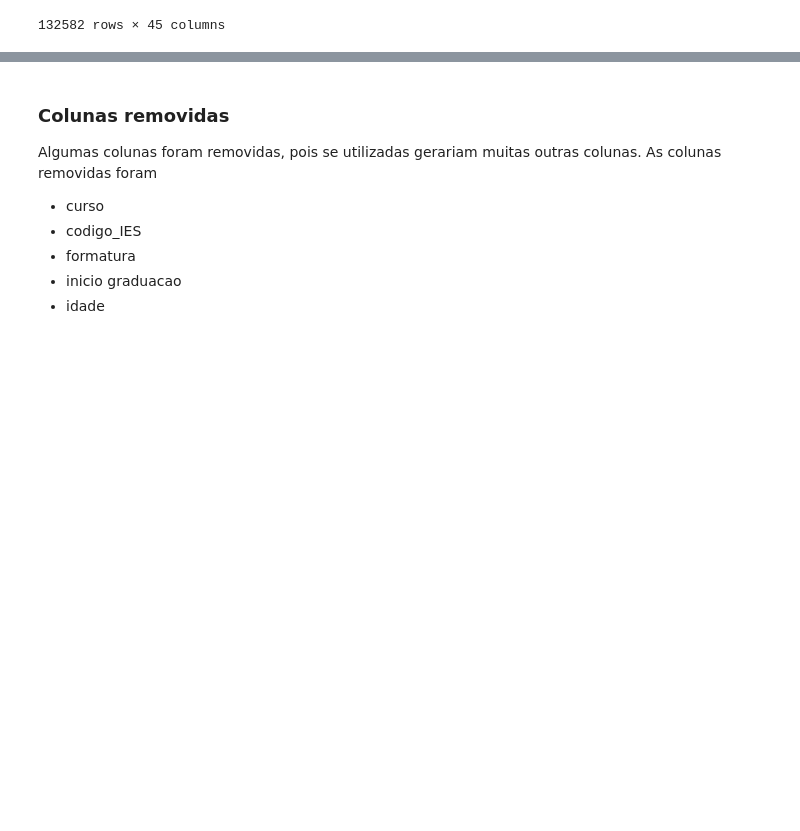
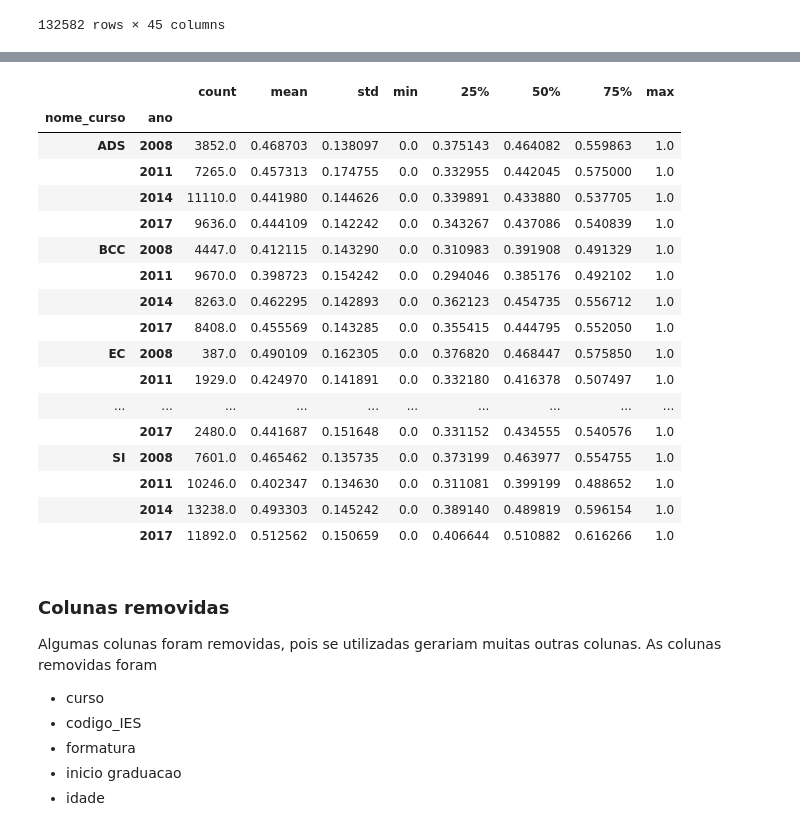
Before and after one commit to luisotaviocap98/Analise-Microdados-Computacao, a Jupyter notebook: machineLearning.ipynb, the cells around one changed output, grey strips where cells are left out. Cells and saved outputs as stored; diff of their text form; code cells hidden in the pictures; blank space fills up the shorter version.

```diff
--- a/machineLearning.ipynb
+++ b/machineLearning.ipynb
@@ -23,0 +28,6 @@ enade_df
+# %%
+notas = ['nota_geral', 'nota_formacao_geral', 'nota_obj_formacao_geral', 'nota_dis_formacao_geral', 'nota_componente_especifico', 'nota_obj_componente_especifico',
+        'nota_dis_componente_especifico']
+# %%
+cursos = list(enade_df['nome_curso'].unique())
+cursos
@@ -23,0 +36,3 @@ enade_df
+# %%
+anos = list(enade_df['ano'].unique())
+anos
@@ -23,0 +41,8 @@ enade_df
+# %%
+for n in notas:
+    for i in anos:
+        for j in cursos:
+            df = enade_df[n].loc[(enade_df.ano == i) & (enade_df.nome_curso == j)]
+            df = ((df - df.min())/(df.max() - df.min()))
+            enade_df[n].loc[(enade_df.ano == i) & (enade_df.nome_curso == j)] = df
+            # enade_df.loc[n, (enade_df.ano == i) & (enade_df.nome_curso == j)] = df
@@ -24,3 +67,24 @@ enade_df
+# %%
+enade_df.groupby(['nome_curso','ano'])['nota_geral'].describe()
+# %% [output]
+|  |  | count | mean | std | min | 25% | 50% | 75% | max |
+| nome_curso | ano |  |  |  |  |  |  |  |  |
+| ADS | 2008 | 3852.0 | 0.468703 | 0.138097 | 0.0 | 0.375143 | 0.464082 | 0.559863 | 1.0 |
+|  | 2011 | 7265.0 | 0.457313 | 0.174755 | 0.0 | 0.332955 | 0.442045 | 0.575000 | 1.0 |
+|  | 2014 | 11110.0 | 0.441980 | 0.144626 | 0.0 | 0.339891 | 0.433880 | 0.537705 | 1.0 |
+|  | 2017 | 9636.0 | 0.444109 | 0.142242 | 0.0 | 0.343267 | 0.437086 | 0.540839 | 1.0 |
+| BCC | 2008 | 4447.0 | 0.412115 | 0.143290 | 0.0 | 0.310983 | 0.391908 | 0.491329 | 1.0 |
+|  | 2011 | 9670.0 | 0.398723 | 0.154242 | 0.0 | 0.294046 | 0.385176 | 0.492102 | 1.0 |
+|  | 2014 | 8263.0 | 0.462295 | 0.142893 | 0.0 | 0.362123 | 0.454735 | 0.556712 | 1.0 |
+|  | 2017 | 8408.0 | 0.455569 | 0.143285 | 0.0 | 0.355415 | 0.444795 | 0.552050 | 1.0 |
+| EC | 2008 | 387.0 | 0.490109 | 0.162305 | 0.0 | 0.376820 | 0.468447 | 0.575850 | 1.0 |
+|  | 2011 | 1929.0 | 0.424970 | 0.141891 | 0.0 | 0.332180 | 0.416378 | 0.507497 | 1.0 |
+| ... | ... | ... | ... | ... | ... | ... | ... | ... | ... |
+|  | 2017 | 2480.0 | 0.441687 | 0.151648 | 0.0 | 0.331152 | 0.434555 | 0.540576 | 1.0 |
+| SI | 2008 | 7601.0 | 0.465462 | 0.135735 | 0.0 | 0.373199 | 0.463977 | 0.554755 | 1.0 |
+|  | 2011 | 10246.0 | 0.402347 | 0.134630 | 0.0 | 0.311081 | 0.399199 | 0.488652 | 1.0 |
+|  | 2014 | 13238.0 | 0.493303 | 0.145242 | 0.0 | 0.389140 | 0.489819 | 0.596154 | 1.0 |
+|  | 2017 | 11892.0 | 0.512562 | 0.150659 | 0.0 | 0.406644 | 0.510882 | 0.616266 | 1.0 |
 # %% [markdown]
 ### Colunas removidas
 
```
Also changed, not shown: parts of 4 cells of this notebook.
